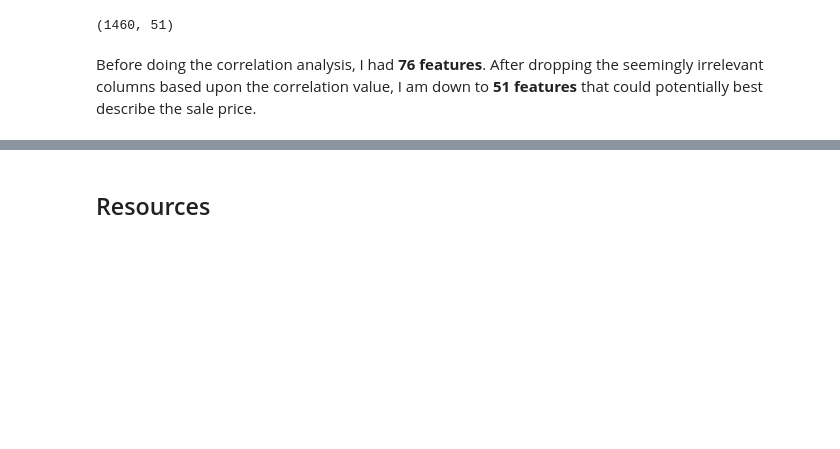
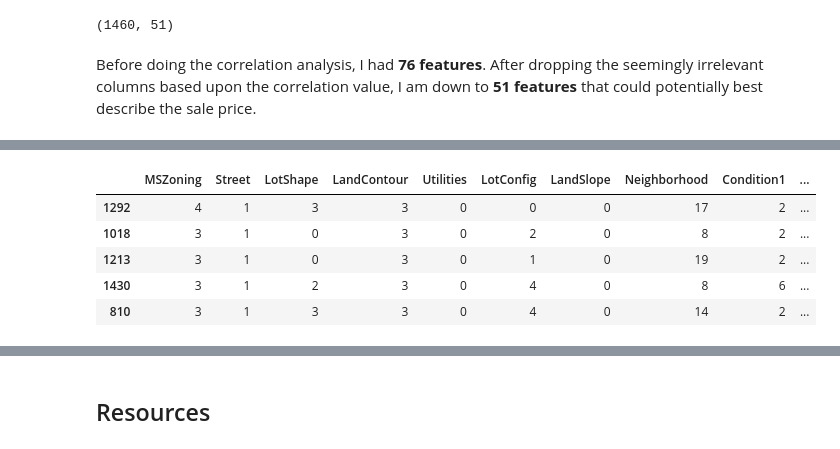
Before and after one commit to ebonnecab/mozilla-ds-project, a Jupyter notebook: analysis.ipynb, the cells around one changed output, grey strips where cells are left out. Drawn from its saved outputs; the diff is of its cells as text; code cells hidden in the pictures; blank space fills up the shorter version.

Commit message:
encoded categorical data but unsure about model

```diff
--- a/analysis.ipynb
+++ b/analysis.ipynb
@@ -470,0 +485,24 @@ Before doing the correlation analysis, I had **76 features**. After dropping the
+# %%
+class MultiColumnLabelEncoder:
+
+    def __init__(self, columns = None):
+        self.columns = columns # list of column to encode
+    def fit(self, X, y=None):
+        return self
+    def transform(self, X):
+        '''
+        Transforms specified columns of X in self.columns with LabelEncoder().
+        '''
+        output = X.copy()
+
+        if self.columns is not None:
+            for col in self.columns:
+                output[col] = LabelEncoder().fit_transform(output[col])
+        else:
+            for col_name, col in output.iteritems(): #iterates over key val pairs
+                output[col_name] = LabelEncoder().fit_transform(col)
+
+        return output
+
+    def fit_transform(self, X, y=None):
+        return self.fit(X, y).transform(X)
@@ -470,0 +533,15 @@ Before doing the correlation analysis, I had **76 features**. After dropping the
+# %%
+X = df.drop(columns='SalePrice')
+y = df['SalePrice'].astype(int).copy()
+X_train, X_test, y_train, y_test = train_test_split(X, y, test_size=0.25, random_state=0)
+# %%
+enc = MultiColumnLabelEncoder()
+X_train_enc = enc.fit_transform(X_train)
+X_train_enc.head()
+# %% [output]
+|  | MSZoning | Street | LotShape | LandContour | Utilities | LotConfig | LandSlope | Neighborhood | Condition1 | ... |
+| 1292 | 4 | 1 | 3 | 3 | 0 | 0 | 0 | 17 | 2 | ... |
+| 1018 | 3 | 1 | 0 | 3 | 0 | 2 | 0 | 8 | 2 | ... |
+| 1213 | 3 | 1 | 0 | 3 | 0 | 1 | 0 | 19 | 2 | ... |
+| 1430 | 3 | 1 | 2 | 3 | 0 | 4 | 0 | 8 | 6 | ... |
+| 810 | 3 | 1 | 3 | 3 | 0 | 4 | 0 | 14 | 2 | ... |
```
Also changed, not shown: parts of 19 cells of this notebook.
